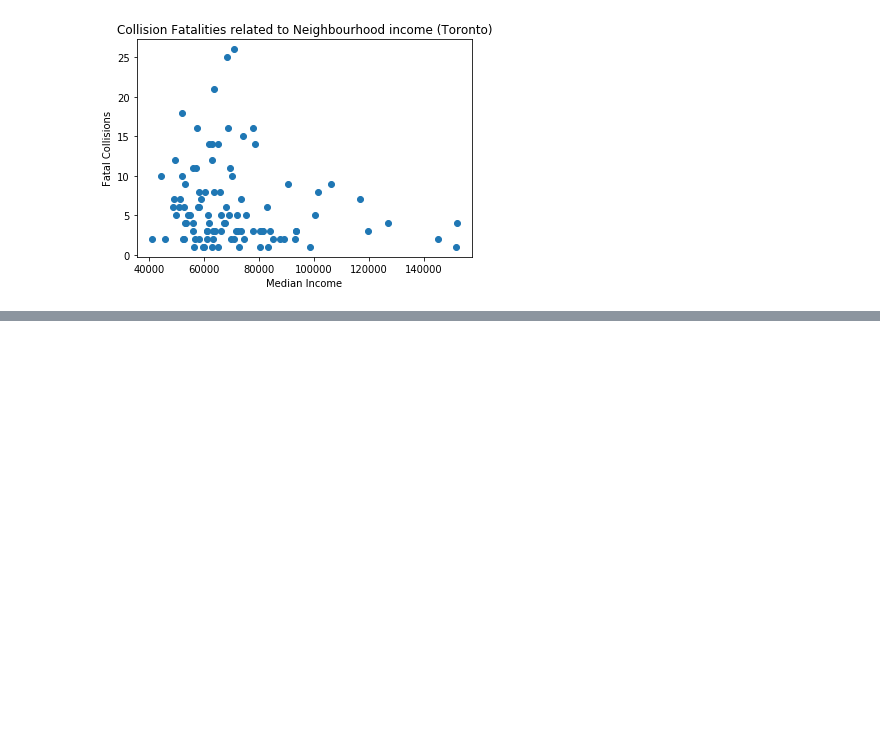
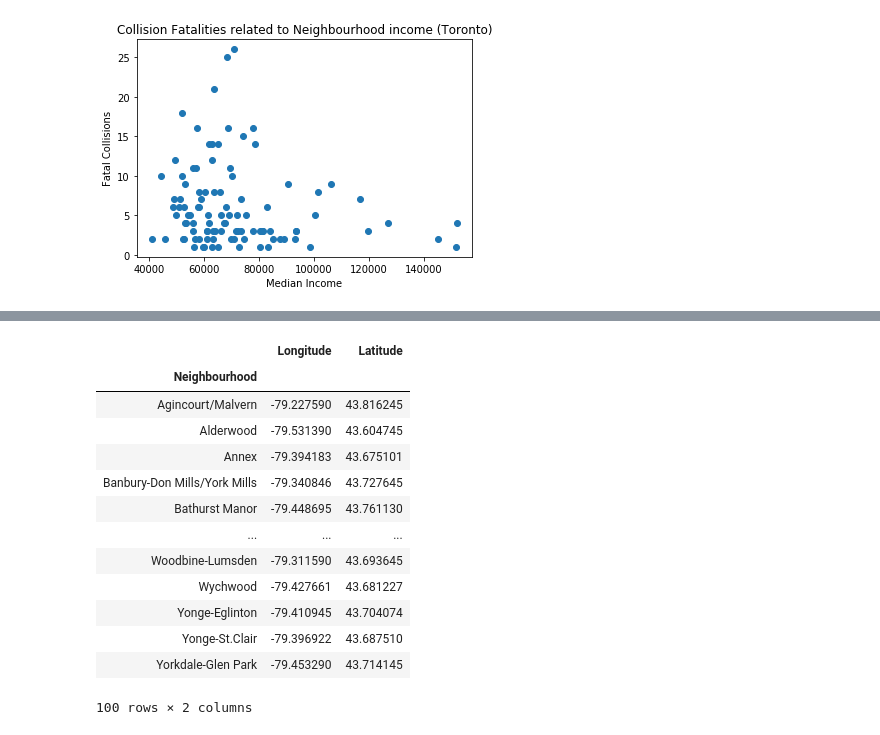
Before and after one commit to nupurgupta5292/SES-vs-Fatal-Road-Collisions, a Jupyter notebook: Toronto/toronto_neighbourhoods.ipynb, the cells around one changed output, grey strips where cells are left out. Drawn from its saved outputs; the diff is of its cells as text; code cells hidden in the pictures; blank space fills up the shorter version.

Commit message:
edit toronto final table

```diff
--- a/Toronto/toronto_neighbourhoods.ipynb
+++ b/Toronto/toronto_neighbourhoods.ipynb
@@ -156,0 +164,19 @@ NameError: name 'toronto_data' is not defined
+# %%
+location_first=toronto_data.groupby('Neighbourhood').first()
+location_first=location_first[['Longitude','Latitude']]
+location_first
+# %% [output]
+|  | Longitude | Latitude |
+| Neighbourhood |  |  |
+| Agincourt/Malvern | -79.227590 | 43.816245 |
+| Alderwood | -79.531390 | 43.604745 |
+| Annex | -79.394183 | 43.675101 |
+| Banbury-Don Mills/York Mills | -79.340846 | 43.727645 |
+| Bathurst Manor | -79.448695 | 43.761130 |
+| ... | ... | ... |
+| Woodbine-Lumsden | -79.311590 | 43.693645 |
+| Wychwood | -79.427661 | 43.681227 |
+| Yonge-Eglinton | -79.410945 | 43.704074 |
+| Yonge-St.Clair | -79.396922 | 43.687510 |
+| Yorkdale-Glen Park | -79.453290 | 43.714145 |
+100 rows × 2 columns
```
Also changed, not shown: parts of 12 cells of this notebook, 7 other files.
